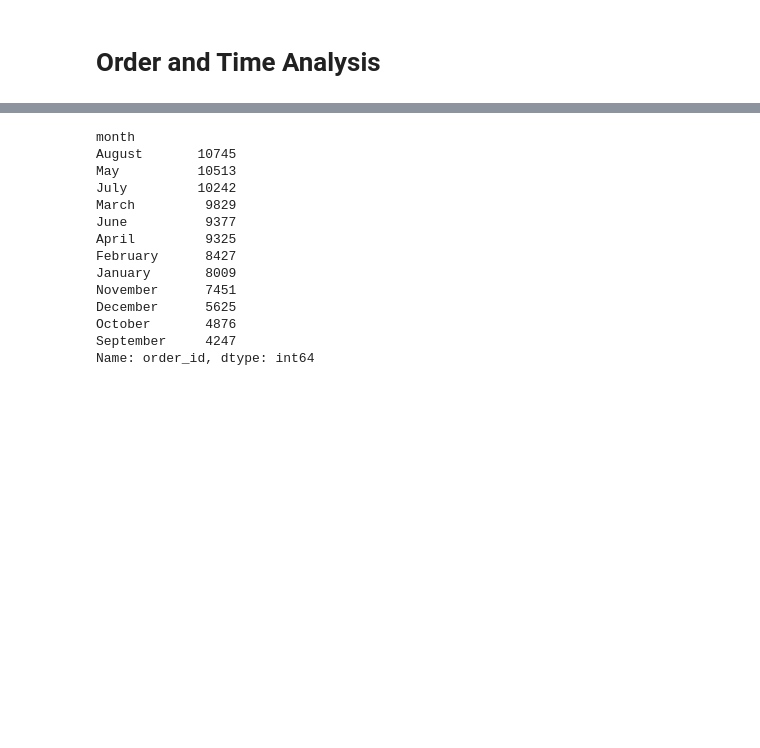
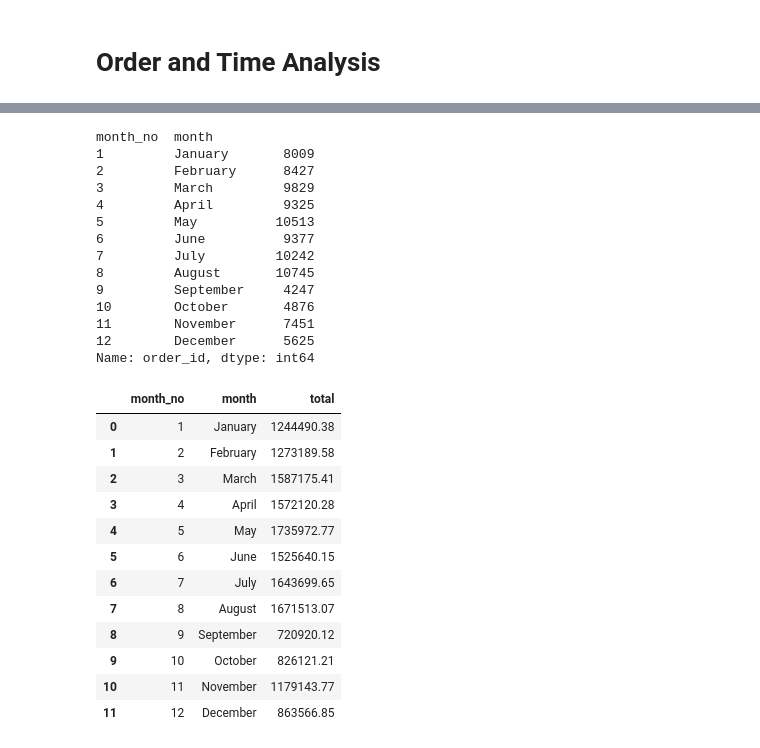
Before and after one commit to Rayyan-2205/ecommerce-sales-analytics, a Jupyter notebook: notebook/analysis.ipynb, the cells around one changed output, grey strips where cells are left out. Cells and saved outputs as stored; diff of their text form; code cells hidden in the pictures; blank space fills up the shorter version.

```diff
--- a/notebook/analysis.ipynb
+++ b/notebook/analysis.ipynb
@@ -1345,3 +1327,3 @@ master_df.head(1)
 # %%
 master_df['month'] = master_df['order_purchase_timestamp'].dt.month_name()
-master_df.sample()
+master_df['month_no'] = master_df['order_purchase_timestamp'].dt.month
@@ -1352,20 +1330,39 @@ master_df.sample()
 # %%
 def orders_by_month(df):
-    return df.groupby('month')['order_id'].nunique().sort_values(ascending=False)
+    return df.groupby(['month_no', 'month'])['order_id'].nunique().sort_index(level=0)
 
 orders_by_month(master_df)
 # %% [output]
-month
-August       10745
-May          10513
-July         10242
-March         9829
-June          9377
-April         9325
-February      8427
-January       8009
-November      7451
-December      5625
-October       4876
-September     4247
+month_no  month
+1         January       8009
+2         February      8427
+3         March         9829
+4         April         9325
+5         May          10513
+6         June          9377
+7         July         10242
+8         August       10745
+9         September     4247
+10        October       4876
+11        November      7451
+12        December      5625
 Name: order_id, dtype: int64
+# %%
+def revenue_by_month(df):
+    return df.assign(total = df['price'] + df['freight_value']).groupby(['month_no', 'month'])['total'].sum().sort_index(level=0).reset_index()
+
+revenue_by_month(master_df)
+# %% [output]
+|  | month_no | month | total |
+| 0 | 1 | January | 1244490.38 |
+| 1 | 2 | February | 1273189.58 |
+| 2 | 3 | March | 1587175.41 |
+| 3 | 4 | April | 1572120.28 |
+| 4 | 5 | May | 1735972.77 |
+| 5 | 6 | June | 1525640.15 |
+| 6 | 7 | July | 1643699.65 |
+| 7 | 8 | August | 1671513.07 |
+| 8 | 9 | September | 720920.12 |
+| 9 | 10 | October | 826121.21 |
+| 10 | 11 | November | 1179143.77 |
+| 11 | 12 | December | 863566.85 |
```
Also changed, not shown: parts of 11 cells of this notebook, 1 other file.
